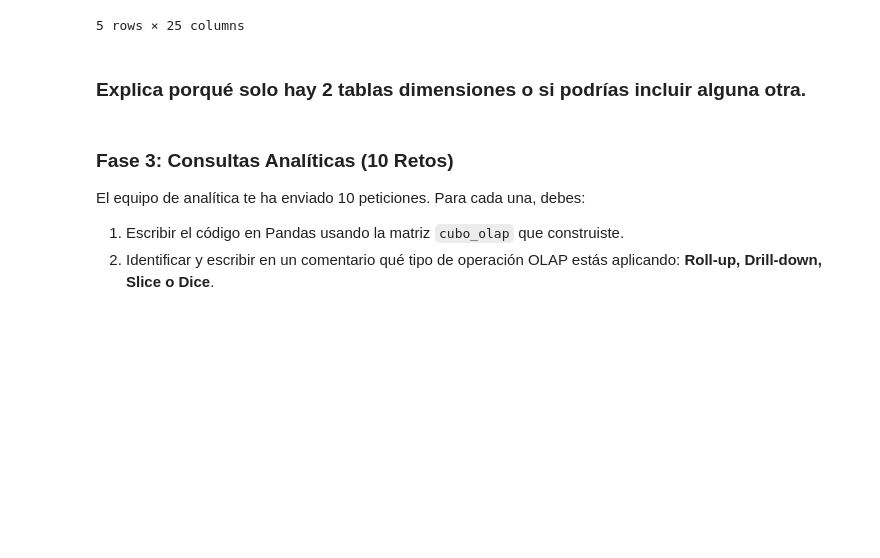
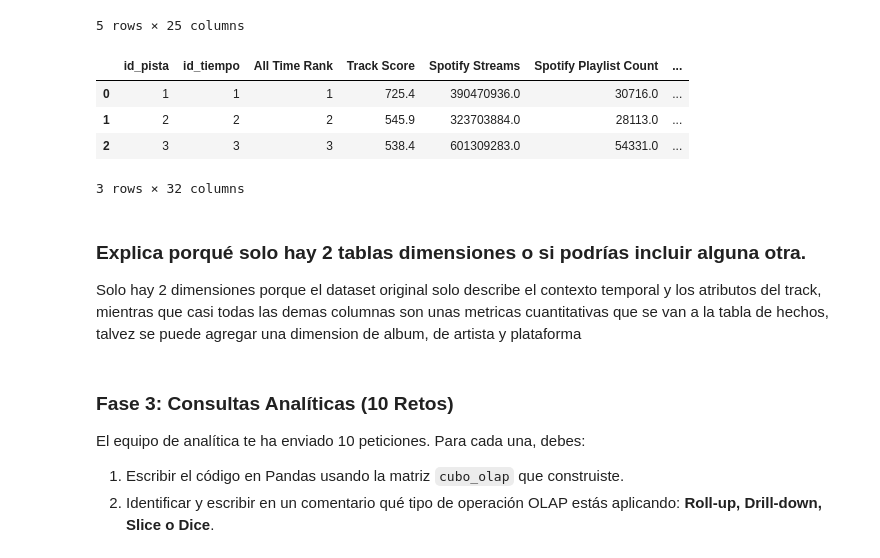
Before and after one commit to Rhamses09/mineria_datos, a Jupyter notebook: parcial2/olap/03-OLAP_operations_exercise.ipynb, the cells around one changed output. Drawn from its saved outputs; the diff is of its cells as text; code cells hidden in the pictures; blank space fills up the shorter version.

```diff
--- a/parcial2/olap/03-OLAP_operations_exercise.ipynb
+++ b/parcial2/olap/03-OLAP_operations_exercise.ipynb
@@ -99,9 +99,19 @@ fact_streams.head()
 5 rows × 25 columns
 # %%
 # 4. (LOAD) Reconstruir el Cubo en memoria para las consultas
-# cubo_olap = fact_streams.merge(...)
+cubo_olap = fact_streams.merge(dim_pista, on='id_pista', how='inner')
+cubo_olap = cubo_olap.merge(dim_tiempo, on='id_tiempo', how='inner')
+display(cubo_olap.head(3))
+# %% [output]
+|  | id_pista | id_tiempo | All Time Rank | Track Score | Spotify Streams | Spotify Playlist Count | ... |
+| 0 | 1 | 1 | 1 | 725.4 | 390470936.0 | 30716.0 | ... |
+| 1 | 2 | 2 | 2 | 545.9 | 323703884.0 | 28113.0 | ... |
+| 2 | 3 | 3 | 3 | 538.4 | 601309283.0 | 54331.0 | ... |
+3 rows × 32 columns
 # %% [markdown]
 ### Explica porqué solo hay 2 tablas dimensiones o si podrías incluir alguna otra.
+
+Solo hay 2 dimensiones porque el dataset original solo describe el contexto temporal y los atributos del track, mientras que casi todas las demas columnas son unas metricas cuantitativas que se van a la tabla de hechos, talvez se puede agregar una dimension de album, de artista y plataforma
 # %% [markdown]
 ### Fase 3: Consultas Analíticas (10 Retos)
 
```
Also changed, not shown: parts of 2 cells of this notebook.
